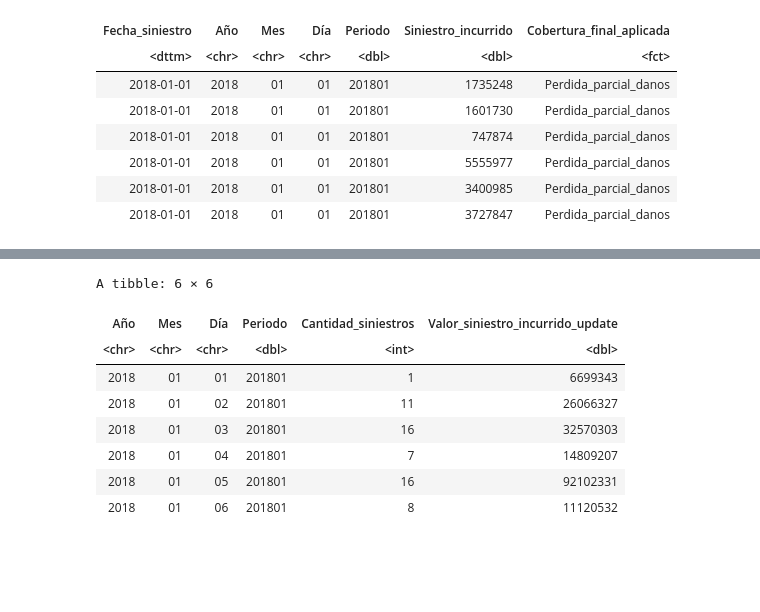
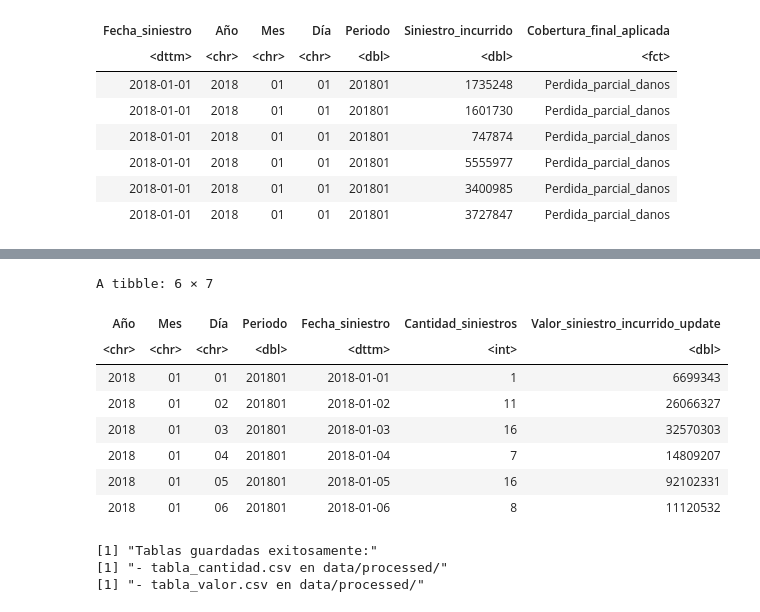
Before and after one commit to RiemannIntegrable/modelo-de-riesgo-colectivo-en-siniestros-de-autos, a Jupyter notebook: notebooks/Siniestros_New.ipynb, the cells around one changed output, grey strips where cells are left out. Drawn from its saved outputs; the diff is of its cells as text; code cells hidden in the pictures; blank space fills up the shorter version.

```diff
--- a/notebooks/Siniestros_New.ipynb
+++ b/notebooks/Siniestros_New.ipynb
@@ -13,4 +25,5 @@ library(tidyr)
 # %% [markdown]
 ## Data
 # %%
-Siniestros <- read_excel("../data/input/Siniestros_Hist.xlsx")
+Siniestros <- read_excel("../data/input/Siniestros_Hist.xlsx", sheet = "Sheet1")
+print(Siniestros)
@@ -230,28 +266,36 @@ A tibble: 6 × 6
 # %%
 # Responsabilidad civil
-Siniestros_rcb <- Siniestros %>%
+Siniestros_rc <- Siniestros %>%
   filter(Cobertura_final_aplicada == "Responsabilidad_civil") %>%
-  group_by(Año, Mes, Día, Periodo) %>%
+  group_by(Año, Mes, Día, Periodo, Fecha_siniestro) %>%
   summarise(
     Cantidad_siniestros = n(),
     Valor_siniestro_incurrido_update = sum(Siniestro_incurrido_update, na.rm = TRUE),
     .groups = 'drop'
   )
 
-head(Siniestros_rcb)
+head(Siniestros_rc)
 # %% [output]
-A tibble: 6 × 6
+A tibble: 6 × 7
-| Año | Mes | Día | Periodo | Cantidad_siniestros | Valor_siniestro_incurrido_update |
-| <chr> | <chr> | <chr> | <dbl> | <int> | <dbl> |
-| 2018 | 01 | 01 | 201801 | 1 | 6699343 |
-| 2018 | 01 | 02 | 201801 | 11 | 26066327 |
-| 2018 | 01 | 03 | 201801 | 16 | 32570303 |
-| 2018 | 01 | 04 | 201801 | 7 | 14809207 |
-| 2018 | 01 | 05 | 201801 | 16 | 92102331 |
-| 2018 | 01 | 06 | 201801 | 8 | 11120532 |
+| Año | Mes | Día | Periodo | Fecha_siniestro | Cantidad_siniestros | Valor_siniestro_incurrido_update |
+| <chr> | <chr> | <chr> | <dbl> | <dttm> | <int> | <dbl> |
+| 2018 | 01 | 01 | 201801 | 2018-01-01 | 1 | 6699343 |
+| 2018 | 01 | 02 | 201801 | 2018-01-02 | 11 | 26066327 |
+| 2018 | 01 | 03 | 201801 | 2018-01-03 | 16 | 32570303 |
+| 2018 | 01 | 04 | 201801 | 2018-01-04 | 7 | 14809207 |
+| 2018 | 01 | 05 | 201801 | 2018-01-05 | 16 | 92102331 |
+| 2018 | 01 | 06 | 201801 | 2018-01-06 | 8 | 11120532 |
 # %%
 # Guardar las tablas pivoteadas como archivos CSV
+write.csv(Siniestros_ppd, "../data/processed/Siniestros_ppd.csv", row.names = FALSE)
 write.csv(Siniestros_pth, "../data/processed/Siniestros_pth.csv", row.names = FALSE)
-write.csv(Siniestros_ppd, "../data/processed/Siniestros_ppd.csv", row.names = FALSE)
-write.csv(Siniestros_rcb, "../data/processed/Siniestros_rcb.csv", row.names = FALSE)
 write.csv(Siniestros_pph, "../data/processed/Siniestros_pph.csv", row.names = FALSE)
+write.csv(Siniestros_rc, "../data/processed/Siniestros_rc.csv", row.names = FALSE)
+
+print("Tablas guardadas exitosamente:")
+print("- tabla_cantidad.csv en data/processed/")
+print("- tabla_valor.csv en data/processed/")
+# %% [output]
+[1] "Tablas guardadas exitosamente:"
+[1] "- tabla_cantidad.csv en data/processed/"
+[1] "- tabla_valor.csv en data/processed/"
```
Also changed, not shown: parts of 6 cells of this notebook.
